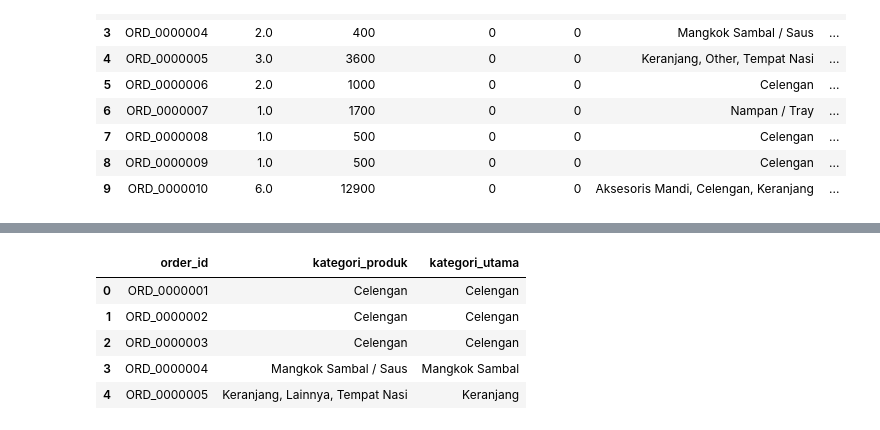
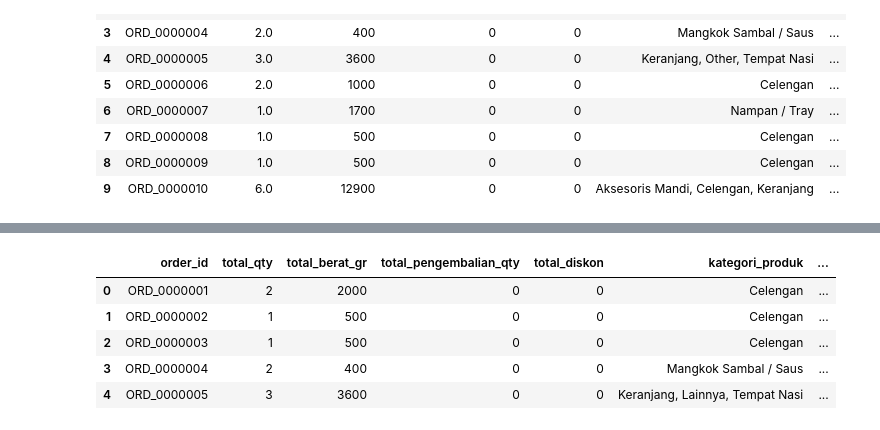
Before and after one commit to rottiiibakarr/Capstone_Project_Data_Cleaning, a Jupyter notebook: Portfolio_E-Commerce_Sales_Indonesia/data_cleaning.ipynb, the cells around one changed output, grey strips where cells are left out. Cells and saved outputs as stored; diff of their text form; code cells hidden in the pictures.

Commit message:
Commit: Code revision standardization phase in data cleaning and add comment in missing values phase

```diff
--- a/Portfolio_E-Commerce_Sales_Indonesia/data_cleaning.ipynb
+++ b/Portfolio_E-Commerce_Sales_Indonesia/data_cleaning.ipynb
@@ -101,7 +101,7 @@ dtype: int64
 | 8 | ORD_0000009 | 1.0 | 500 | 0 | 0 | Celengan | ... |
 | 9 | ORD_0000010 | 6.0 | 12900 | 0 | 0 | Aksesoris Mandi, Celengan, Keranjang | ... |
 # %%
-# Standarisasi
+# Standarisasi (Standardization)
 df = df.rename(columns={
     'total_weight_gr': 'total_berat_gr',
     'total_returned_qty': 'total_pengembalian_qty',
@@ -130,27 +130,6 @@ df['tanggal_pesanan'] = pd.to_datetime(df['tanggal_pesanan'], format='mixed', da
 print(f'Kombinasi jenis status pesanan pada dataset:{df['status_pesanan'].nunique()}')
 print(f'Kombinasi alasan pembatalan pada dataset:{df['alasan_pembatalan'].nunique()}\n')
 
-df['alasan_pembatalan'] = df['alasan_pembatalan'].replace({
-    'Dibatalkan oleh Pembeli. Alasan: Ubah Pesanan yang Ada': 'Dibatalkan oleh Pembeli',
-    'Dibatalkan oleh Pembeli. Alasan: Lainnya/ berubah pikiran': 'Dibatalkan oleh Pembeli',
-    'Dibatalkan secara otomatis oleh sistem. Alasan: Pengiriman gagal': 'Dibatalkan secara otomatis oleh sistem',
-    'Dibatalkan secara otomatis oleh sistem. Alasan: Penjual tidak mengatur pengiriman tepat waktu': 'Dibatalkan secara otomatis oleh sistem',
-    'Dibatalkan oleh Pembeli. Alasan: Need to change delivery address': 'Dibatalkan oleh Pembeli',
-    'Dibatalkan secara otomatis oleh sistem. Alasan: Pesanan belum dibayar': 'Dibatalkan secara otomatis oleh sistem',
-    'Dibatalkan secara otomatis oleh sistem. Alasan: Penjual gagal mengirimkan pesanan tepat waktu': 'Dibatalkan secara otomatis oleh sistem',
-    'Dibatalkan oleh Pembeli. Alasan: Perlu mengubah alamat pengiriman': 'Dibatalkan oleh Pembeli',
-    'Dibatalkan oleh Pembeli. Alasan: Perlu mengubah pesanan': 'Dibatalkan oleh Pembeli',
-    'Dibatalkan oleh Penjual. Alasan: Produk habis': 'Dibatalkan oleh Penjual',
-    'Dibatalkan oleh Pembeli. Alasan: Menemukan yang lebih murah':'Dibatalkan oleh Pembeli',
-    'Dibatalkan oleh Pembeli. Alasan: Penjual tidak responsif terhadap pertanyaan Pembeli': 'Dibatalkan oleh Pembeli',
-    'Dibatalkan oleh Pembeli. Alasan: Proses pembayaran sulit': 'Dibatalkan oleh Pembeli',
-    'Dibatalkan oleh Pembeli. Alasan: Lainnya': 'Dibatalkan oleh Pembeli',
-    'Dibatalkan secara otomatis oleh sistem. Alasan: Paket hilang di perjalanan. Kompensasi yang memenuhi syarat telah dikreditkan ke Saldo Penjual-mu.': 'Dibatalkan secara otomatis oleh sistem',
-    'Dibatalkan oleh Pembeli. Alasan: Perlu mengubah Voucher': 'Dibatalkan oleh Pembeli',
-    'Dibatalkan oleh Pembeli. Alasan: Tidak ingin membeli lagi': 'Dibatalkan oleh Pembeli',
-    'Dibatalkan secara otomatis oleh sistem. Alasan: Lainnya': 'Dibatalkan secara otomatis oleh sistem'
-})
-
 df['kategori_produk'] = df['kategori_produk'].str.replace('Other', 'Lainnya')
 
 def category_cleaning(text) :
@@ -174,9 +153,52 @@ print('Hasil pada kolom Kategori:')
 print(f'Kombinasi kategori SEBELUM dibersihkan: {df['kategori_produk'].nunique()}')
 print(f'Kombinasi kategori SESUDAH dibersihkan: {df['kategori_utama'].nunique()}\n')
 
+# Restrukturisasi data alasan pembatalan
+df['alasan_pembatalan'] = df['alasan_pembatalan'].replace({
+    'Dibatalkan oleh Pembeli. Alasan: Ubah Pesanan yang Ada': 'Dibatalkan oleh Pembeli',
+    'Dibatalkan oleh Pembeli. Alasan: Lainnya/ berubah pikiran': 'Dibatalkan oleh Pembeli',
+    'Dibatalkan secara otomatis oleh sistem. Alasan: Pengiriman gagal': 'Dibatalkan secara otomatis oleh sistem',
+    'Dibatalkan secara otomatis oleh sistem. Alasan: Penjual tidak mengatur pengiriman tepat waktu': 'Dibatalkan secara otomatis oleh sistem',
+    'Dibatalkan oleh Pembeli. Alasan: Need to change delivery address': 'Dibatalkan oleh Pembeli',
+    'Dibatalkan secara otomatis oleh sistem. Alasan: Pesanan belum dibayar': 'Dibatalkan secara otomatis oleh sistem',
+    'Dibatalkan secara otomatis oleh sistem. Alasan: Penjual gagal mengirimkan pesanan tepat waktu': 'Dibatalkan secara otomatis oleh sistem',
+    'Dibatalkan oleh Pembeli. Alasan: Perlu mengubah alamat pengiriman': 'Dibatalkan oleh Pembeli',
+    'Dibatalkan oleh Pembeli. Alasan: Perlu mengubah pesanan': 'Dibatalkan oleh Pembeli',
+    'Dibatalkan oleh Penjual. Alasan: Produk habis': 'Dibatalkan oleh Penjual',
+    'Dibatalkan oleh Pembeli. Alasan: Menemukan yang lebih murah':'Dibatalkan oleh Pembeli',
+    'Dibatalkan oleh Pembeli. Alasan: Penjual tidak responsif terhadap pertanyaan Pembeli': 'Dibatalkan oleh Pembeli',
+    'Dibatalkan oleh Pembeli. Alasan: Proses pembayaran sulit': 'Dibatalkan oleh Pembeli',
+    'Dibatalkan oleh Pembeli. Alasan: Lainnya': 'Dibatalkan oleh Pembeli',
+    'Dibatalkan secara otomatis oleh sistem. Alasan: Paket hilang di perjalanan. Kompensasi yang memenuhi syarat telah dikreditkan ke Saldo Penjual-mu.': 'Dibatalkan secara otomatis oleh sistem',
+    'Dibatalkan oleh Pembeli. Alasan: Perlu mengubah Voucher': 'Dibatalkan oleh Pembeli',
+    'Dibatalkan oleh Pembeli. Alasan: Tidak ingin membeli lagi': 'Dibatalkan oleh Pembeli',
+    'Dibatalkan secara otomatis oleh sistem. Alasan: Lainnya': 'Dibatalkan secara otomatis oleh sistem'
+})
+
 print(f'Alasan pembatalan setelah diperbaiki pada dataset:\n{df['alasan_pembatalan'].unique()}')
 
-display(df[['order_id', 'kategori_produk', 'kategori_utama']].head())
+#
+def delivery_option_cleaning(text) :
+    if pd.isna(text) :
+        return text
+
+    # Mengambil data pada kolom opsi pengiriman sebelum tanda garis strip
+    delivery_option_first = str(text).split('-')[0]
+
+    # Memisahkan teks berdasarkan tanda kurung buka '(' untuk membuang teks
+    delivery_option_clean = delivery_option_first.split('(')[0]
+
+    # Return dengan menghapus whitespace/spasi tak terlihat
+    return delivery_option_clean.strip()
+
+df['layanan_pengiriman'] = df['opsi_pengiriman'].apply(delivery_option_cleaning)
+
+# Menampilkan perbandingan hasil
+print(f"Kombinasi layanan SEBELUM dibersihkan: {df['opsi_pengiriman'].nunique()}")
+print(f"Kombinasi layanan SESUDAH dibersihkan: {df['layanan_pengiriman'].nunique()}\n")
+
+df.head()
+# display(df[['order_id', 'kategori_produk', 'kategori_utama']].head())
 # %% [output]
 Kombinasi jenis status pesanan pada dataset:11
 Kombinasi alasan pembatalan pada dataset:19
@@ -191,6 +215,6 @@ Alasan pembatalan setelah diperbaiki pada dataset:
-|  | order_id | kategori_produk | kategori_utama |
-| 0 | ORD_0000001 | Celengan | Celengan |
-| 1 | ORD_0000002 | Celengan | Celengan |
-| 2 | ORD_0000003 | Celengan | Celengan |
-| 3 | ORD_0000004 | Mangkok Sambal / Saus | Mangkok Sambal |
-| 4 | ORD_0000005 | Keranjang, Lainnya, Tempat Nasi | Keranjang |
+|  | order_id | total_qty | total_berat_gr | total_pengembalian_qty | total_diskon | kategori_produk | ... |
+| 0 | ORD_0000001 | 2 | 2000 | 0 | 0 | Celengan | ... |
+| 1 | ORD_0000002 | 1 | 500 | 0 | 0 | Celengan | ... |
+| 2 | ORD_0000003 | 1 | 500 | 0 | 0 | Celengan | ... |
+| 3 | ORD_0000004 | 2 | 400 | 0 | 0 | Mangkok Sambal / Saus | ... |
+| 4 | ORD_0000005 | 3 | 3600 | 0 | 0 | Keranjang, Lainnya, Tempat Nasi | ... |
```
Also changed, not shown: parts of 3 cells of this notebook.
